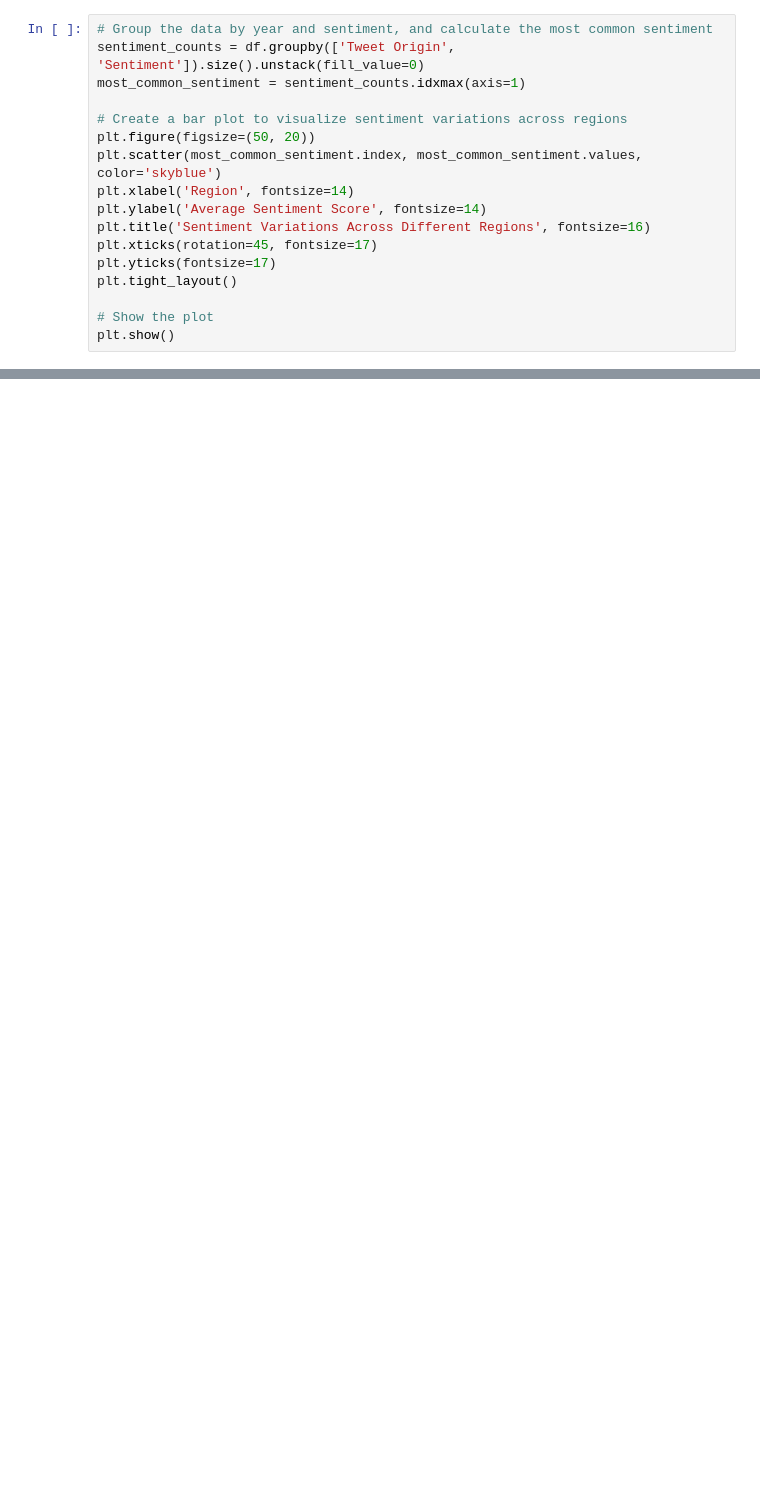
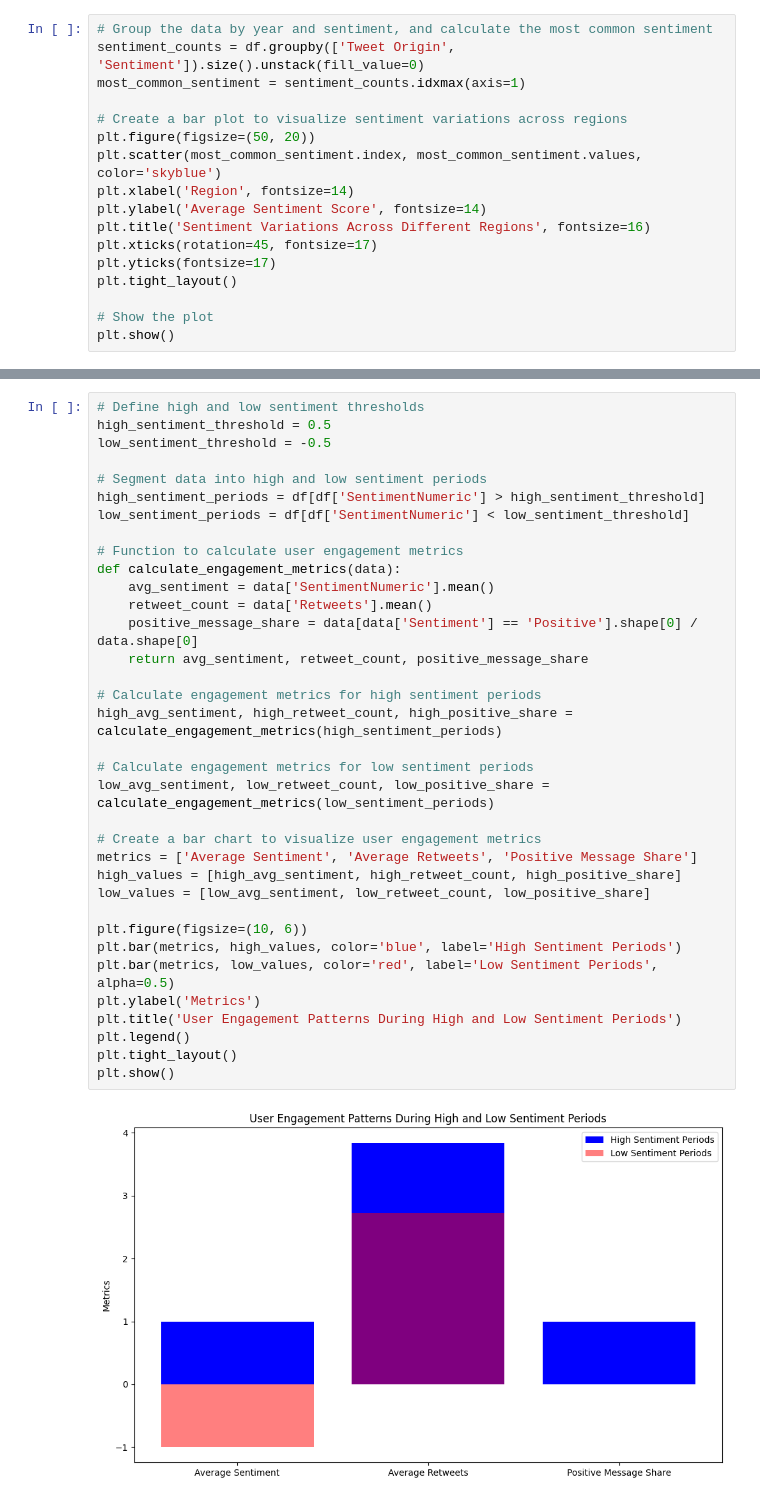
Before and after one commit to MarehWilliams01/Assessing-Xenophobia, a Jupyter notebook: assessing_xenophobia.ipynb, the cells around one changed output, grey strips where cells are left out. Drawn from its saved outputs; the diff is of its cells as text; blank space fills up the shorter version.

```diff
--- a/assessing_xenophobia.ipynb
+++ b/assessing_xenophobia.ipynb
@@ -235,0 +272,37 @@ plt.show()
+# %%
+# Define high and low sentiment thresholds
+high_sentiment_threshold = 0.5
+low_sentiment_threshold = -0.5
+
+# Segment data into high and low sentiment periods
+high_sentiment_periods = df[df['SentimentNumeric'] > high_sentiment_threshold]
+low_sentiment_periods = df[df['SentimentNumeric'] < low_sentiment_threshold]
+
+# Function to calculate user engagement metrics
+def calculate_engagement_metrics(data):
+    avg_sentiment = data['SentimentNumeric'].mean()
+    retweet_count = data['Retweets'].mean()
+    positive_message_share = data[data['Sentiment'] == 'Positive'].shape[0] / data.shape[0]
+    return avg_sentiment, retweet_count, positive_message_share
+
+# Calculate engagement metrics for high sentiment periods
+high_avg_sentiment, high_retweet_count, high_positive_share = calculate_engagement_metrics(high_sentiment_periods)
+
+# Calculate engagement metrics for low sentiment periods
+low_avg_sentiment, low_retweet_count, low_positive_share = calculate_engagement_metrics(low_sentiment_periods)
+
+# Create a bar chart to visualize user engagement metrics
+metrics = ['Average Sentiment', 'Average Retweets', 'Positive Message Share']
+high_values = [high_avg_sentiment, high_retweet_count, high_positive_share]
+low_values = [low_avg_sentiment, low_retweet_count, low_positive_share]
+
+plt.figure(figsize=(10, 6))
+plt.bar(metrics, high_values, color='blue', label='High Sentiment Periods')
+plt.bar(metrics, low_values, color='red', label='Low Sentiment Periods', alpha=0.5)
+plt.ylabel('Metrics')
+plt.title('User Engagement Patterns During High and Low Sentiment Periods')
+plt.legend()
+plt.tight_layout()
+plt.show()
+# %% [output]
+[figure, added]
```
Also changed, not shown: parts of 5 cells of this notebook.
